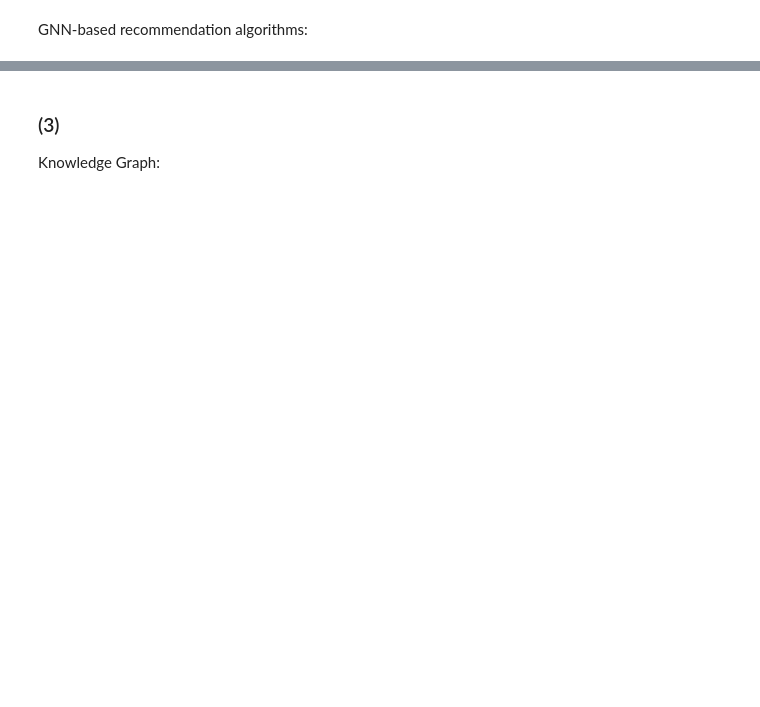
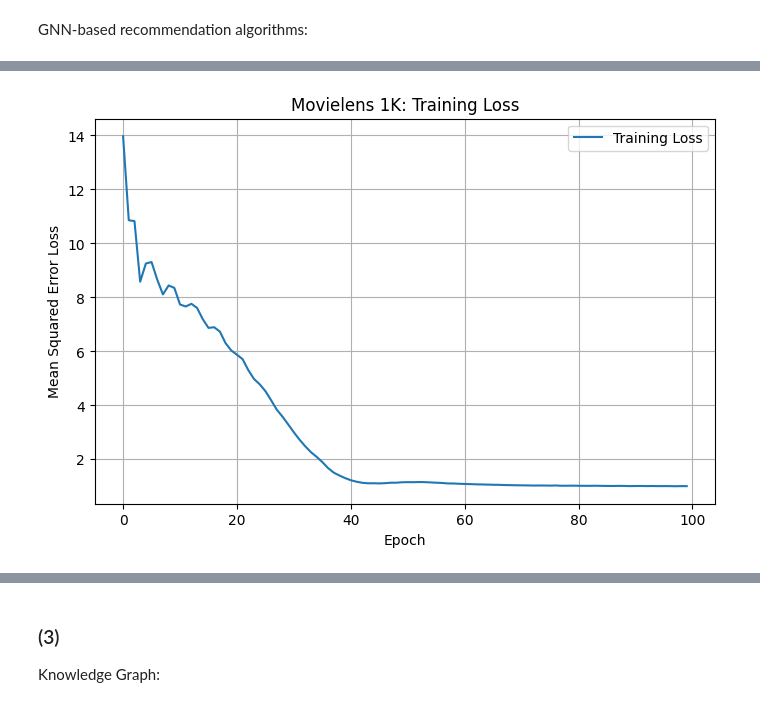
Before and after one commit to Sun-Yize/Recommendation-System, a Jupyter notebook: main.ipynb, the cells around one changed output, grey strips where cells are left out. Cells and saved outputs as stored; diff of their text form; code cells hidden in the pictures; blank space fills up the shorter version.

```diff
--- a/main.ipynb
+++ b/main.ipynb
@@ -237,13 +196,33 @@ ratings = pd.read_csv(datapath + 'ratings.dat', delimiter='::', engine='python',
 ratings['UserID'] = ratings['UserID'] - 1
 ratings['MovieID'] = ratings['MovieID'] - 1
 
-max_user_id = ratings['UserID'].max()
-max_movie_id = ratings['MovieID'].max()
+edge_index = torch.tensor([ratings['UserID'], ratings['MovieID']], dtype=torch.long)
+edge_weight = torch.tensor(ratings['Rating'], dtype=torch.float)
 
-def create_adjacency_matrix(ratings, num_users, num_items):
-    user_item_matrix = sp.coo_matrix((ratings['Rating'], (ratings['UserID'], ratings['MovieID'] + num_users)), shape=(num_users + num_items, num_users + num_items), dtype=np.float32)
-    adj_matrix = user_item_matrix + user_item_matrix.T
-    adj_matrix = adj_matrix + sp.eye(adj_matrix.shape[0])
-    return adj_matrix
+num_users = ratings['UserID'].max() + 1
+num_movies = ratings['MovieID'].max() + 1
+num_features = num_users + num_movies
+hidden_channels = 64
 
-adj_matrix = create_adjacency_matrix(ratings, max_user_id + 1, max_movie_id + 1)
+x = torch.eye(num_features)
+gcn_model = GCN(num_features, hidden_channels)
+optimizer = optim.Adam(gcn_model.parameters(), lr=0.01)
+
+user_nodes = edge_index[0]
+movie_nodes = edge_index[1] + num_users
+losses = []
+
+for epoch in range(100):
+    gcn_model.train()
+    optimizer.zero_grad()
+    out = gcn_model(x, edge_index, edge_weight)
+
+    predicted_ratings = (out[user_nodes] * out[movie_nodes]).sum(dim=1)
+    loss = F.mse_loss(predicted_ratings, edge_weight)
+    losses.append(loss.item())
+
+    loss.backward()
+    optimizer.step()
+
+    if epoch % 10 == 0:
+        print(f'Epoch {epoch}, Loss: {loss.item()}')
@@ -313,0 +240,11 @@ Epoch 1/5, Loss: 972168256.0
+# %%
+plt.figure(figsize=(8, 5))
+plt.plot(losses, label='Training Loss')
+plt.title('Movielens 1K: Training Loss')
+plt.xlabel('Epoch')
+plt.ylabel('Mean Squared Error Loss')
+plt.legend()
+plt.grid(True)
+plt.show()
+# %% [output]
+[figure, added]
```
Also changed, not shown: parts of 17 cells of this notebook, 5 other files.
